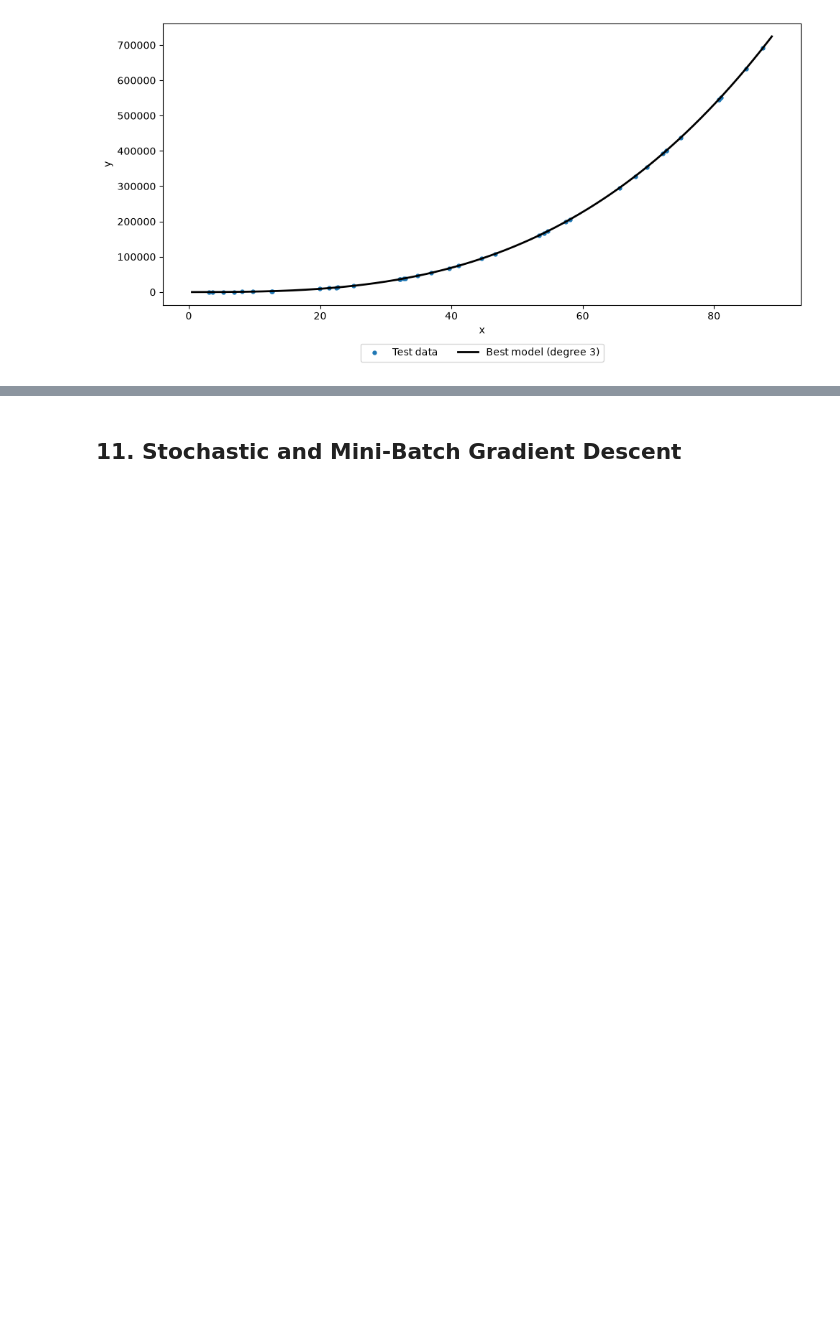
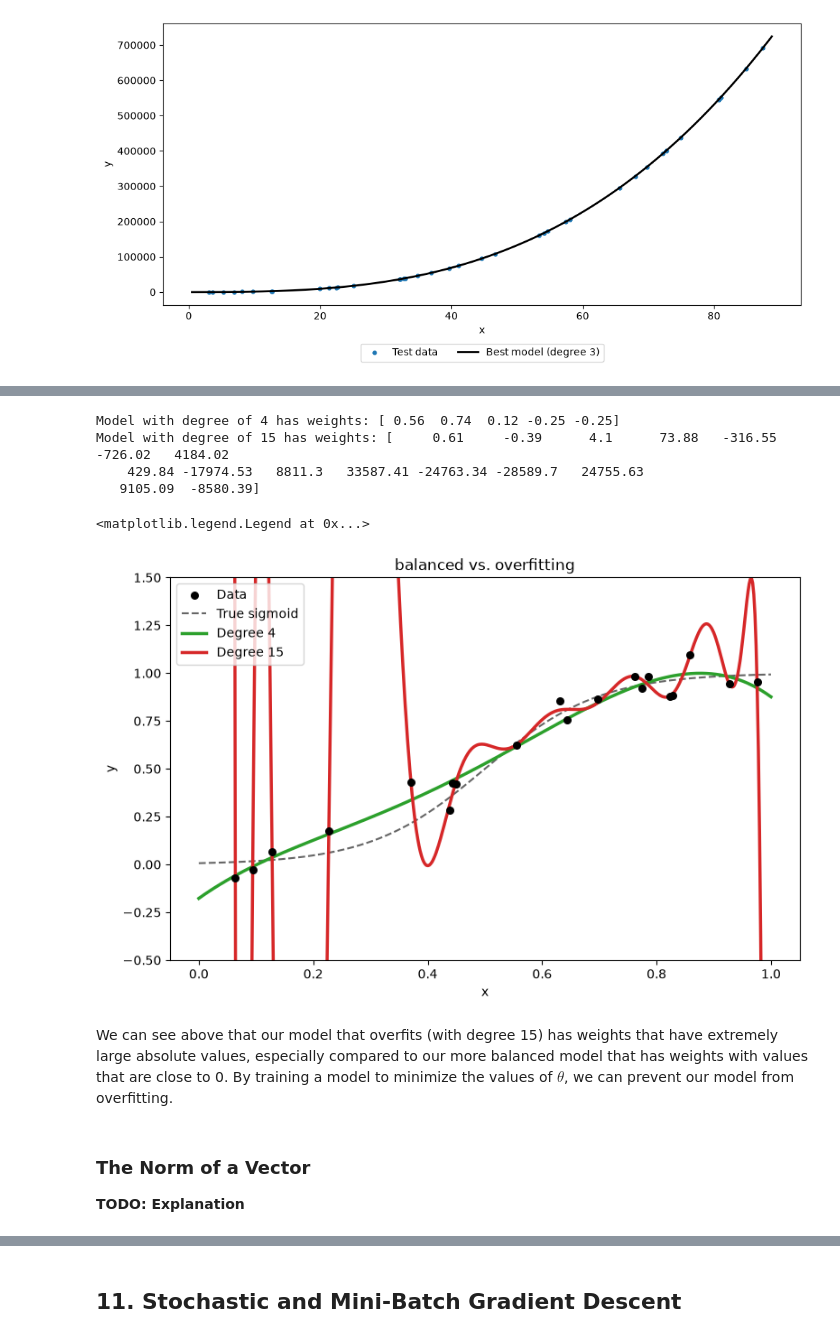
Before and after one commit to SetuMar/Machine-Learning-Explained-Simply, a Jupyter notebook: 1.LinearRegression/linearregression.ipynb, the cells around one changed output, grey strips where cells are left out. Cells and saved outputs as stored; diff of their text form; code cells hidden in the pictures; blank space fills up the shorter version.

```diff
--- a/1.LinearRegression/linearregression.ipynb
+++ b/1.LinearRegression/linearregression.ipynb
@@ -987,0 +992,49 @@ plt.show()
+# %%
+rng = np.random.default_rng(42)
+
+
+def f_true(x):
+    """True function: a sigmoid centred at x = 0.5."""
+    return 1 / (1 + np.exp(-10 * (x - 0.5)))
+
+
+# One dataset: N points from a noisy sigmoid
+N = 20
+x = rng.uniform(0, 1, size=N)
+y = f_true(x) + rng.normal(0, 0.1, size=N)
+
+# Three fits, from too simple to too flexible
+fits = [
+    (4, "tab:green", "Degree 4"),
+    (15, "tab:red", "Degree 15"),
+]
+
+x_grid = np.linspace(0, 1, 500)
+plt.figure(figsize=(9, 5.5))
+plt.scatter(x, y, color="black", s=30, zorder=3, label="Data")
+plt.plot(x_grid, f_true(x_grid), "k--", lw=1.5, alpha=0.6, label="True sigmoid")
+
+for degree, color, label in fits:
+    model = np.polynomial.Polynomial.fit(x, y, deg=degree)
+    # print out the weights of the model
+    print(f'Model with degree of {degree} has weights: {model.coef}')
+    plt.plot(x_grid, model(x_grid), color=color, lw=2.5, label=label)
+
+plt.ylim(-0.5, 1.5)
+plt.xlabel("x")
+plt.ylabel("y")
+plt.title("balanced vs. overfitting")
+plt.legend(loc="upper left")
+# %% [output]
+Model with degree of 4 has weights: [ 0.56  0.74  0.12 -0.25 -0.25]
+Model with degree of 15 has weights: [     0.61     -0.39      4.1      73.88   -316.55   -726.02   4184.02
+    429.84 -17974.53   8811.3   33587.41 -24763.34 -28589.7   24755.63
+   9105.09  -8580.39]
+<matplotlib.legend.Legend at 0x...>
+[figure, added]
+# %% [markdown]
+We can see above that our model that overfits (with degree 15) has weights that have extremely large absolute values, especially compared to our more balanced model that has weights with values that are close to 0. By training a model to minimize the values of $\theta$, we can prevent our model from overfitting.
+# %% [markdown]
+### The Norm of a Vector
+
+**TODO: Explanation**
```
Also changed, not shown: parts of 16 cells of this notebook.
